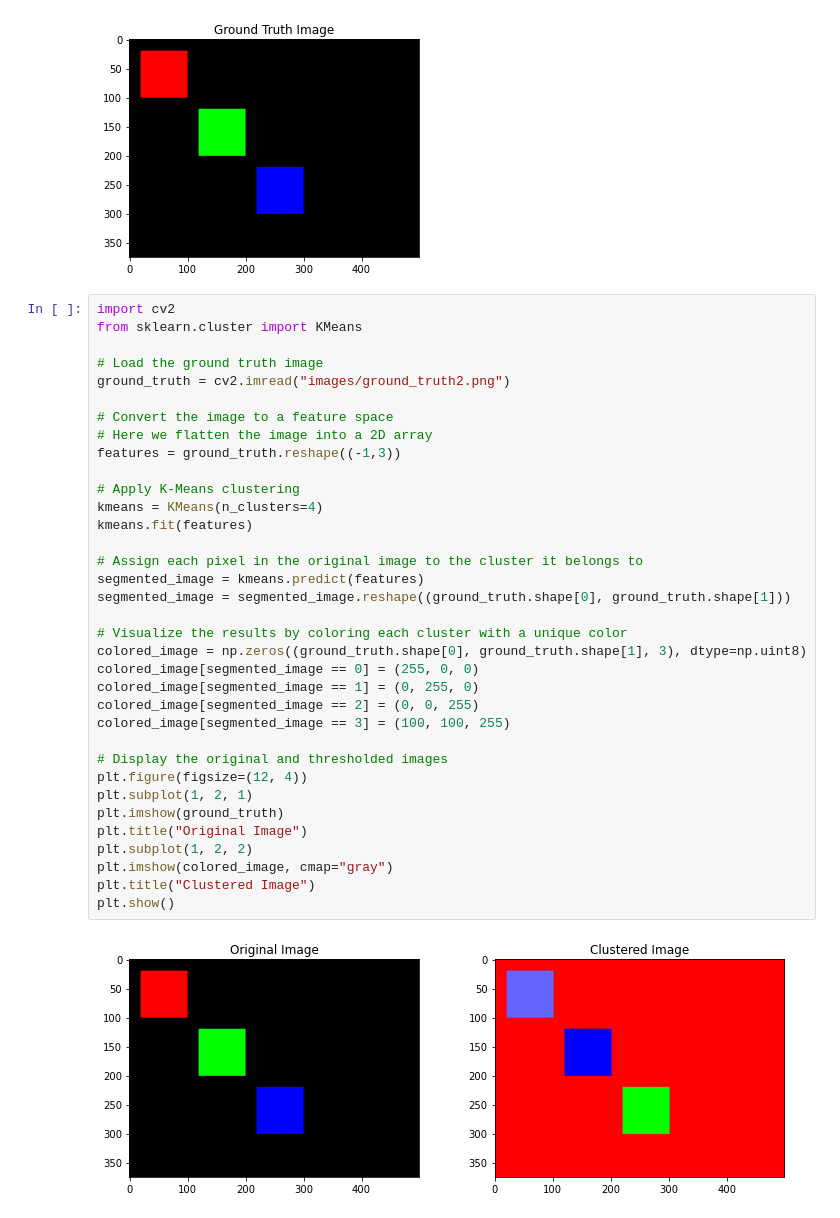
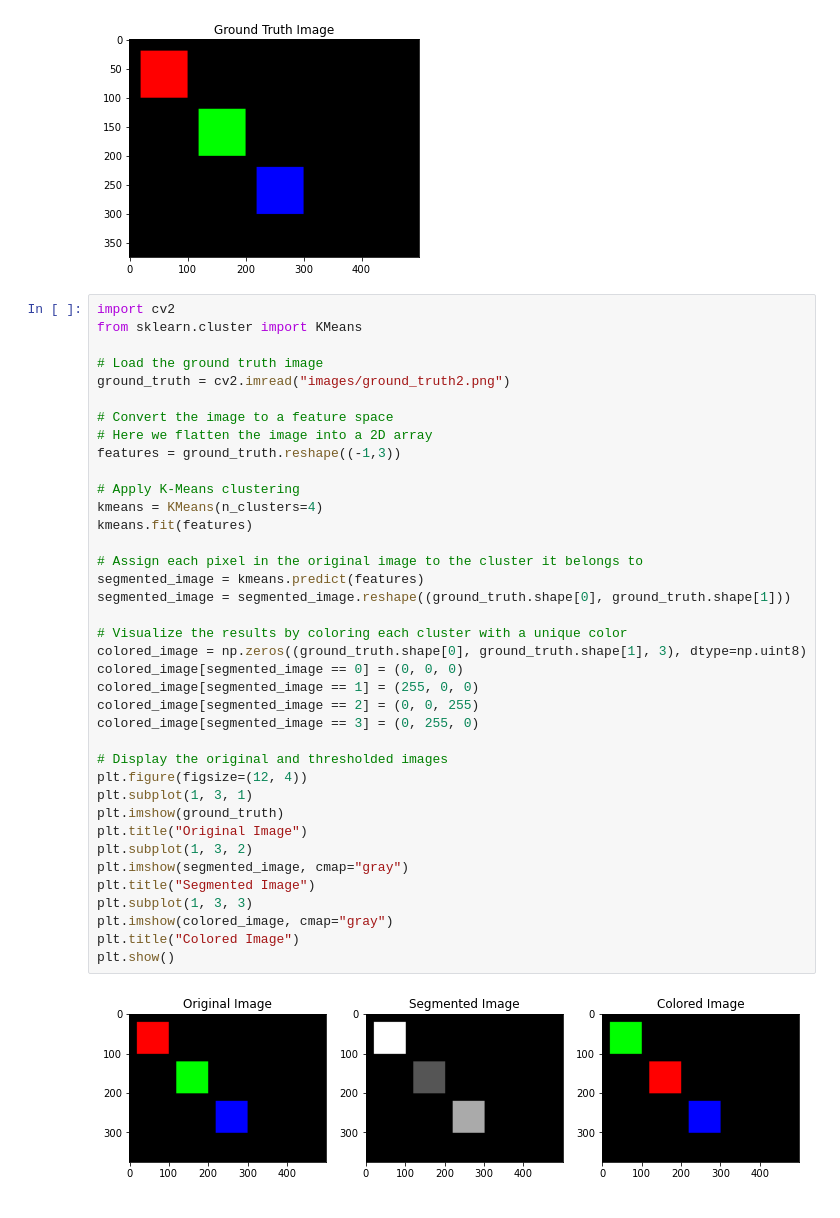
Before and after one commit to daviddeket/image_segmentation, a Jupyter notebook: clustering_based_segmentation.ipynb, the cells around one changed output. Saved outputs shown, nothing was run; the diff lists cells and outputs as text.

```diff
--- a/clustering_based_segmentation.ipynb
+++ b/clustering_based_segmentation.ipynb
@@ -77,37 +77,40 @@ Text(0.5, 1.0, 'Ground Truth Image')
 # %%
 import cv2
 from sklearn.cluster import KMeans
 
 # Load the ground truth image
 ground_truth = cv2.imread("images/ground_truth2.png")
 
 # Convert the image to a feature space
 # Here we flatten the image into a 2D array
 features = ground_truth.reshape((-1,3))
 
 # Apply K-Means clustering
 kmeans = KMeans(n_clusters=4)
 kmeans.fit(features)
 
 # Assign each pixel in the original image to the cluster it belongs to
 segmented_image = kmeans.predict(features)
 segmented_image = segmented_image.reshape((ground_truth.shape[0], ground_truth.shape[1]))
 
 # Visualize the results by coloring each cluster with a unique color
 colored_image = np.zeros((ground_truth.shape[0], ground_truth.shape[1], 3), dtype=np.uint8)
-colored_image[segmented_image == 0] = (255, 0, 0)
-colored_image[segmented_image == 1] = (0, 255, 0)
+colored_image[segmented_image == 0] = (0, 0, 0)
+colored_image[segmented_image == 1] = (255, 0, 0)
 colored_image[segmented_image == 2] = (0, 0, 255)
-colored_image[segmented_image == 3] = (100, 100, 255)
+colored_image[segmented_image == 3] = (0, 255, 0)
 
 # Display the original and thresholded images
 plt.figure(figsize=(12, 4))
-plt.subplot(1, 2, 1)
+plt.subplot(1, 3, 1)
 plt.imshow(ground_truth)
 plt.title("Original Image")
-plt.subplot(1, 2, 2)
+plt.subplot(1, 3, 2)
+plt.imshow(segmented_image, cmap="gray")
+plt.title("Segmented Image")
+plt.subplot(1, 3, 3)
 plt.imshow(colored_image, cmap="gray")
-plt.title("Clustered Image")
+plt.title("Colored Image")
 plt.show()
 # %% [output]
-[figure, old version]
+[figure, new version]
```
Also changed, not shown: parts of 3 cells of this notebook.
